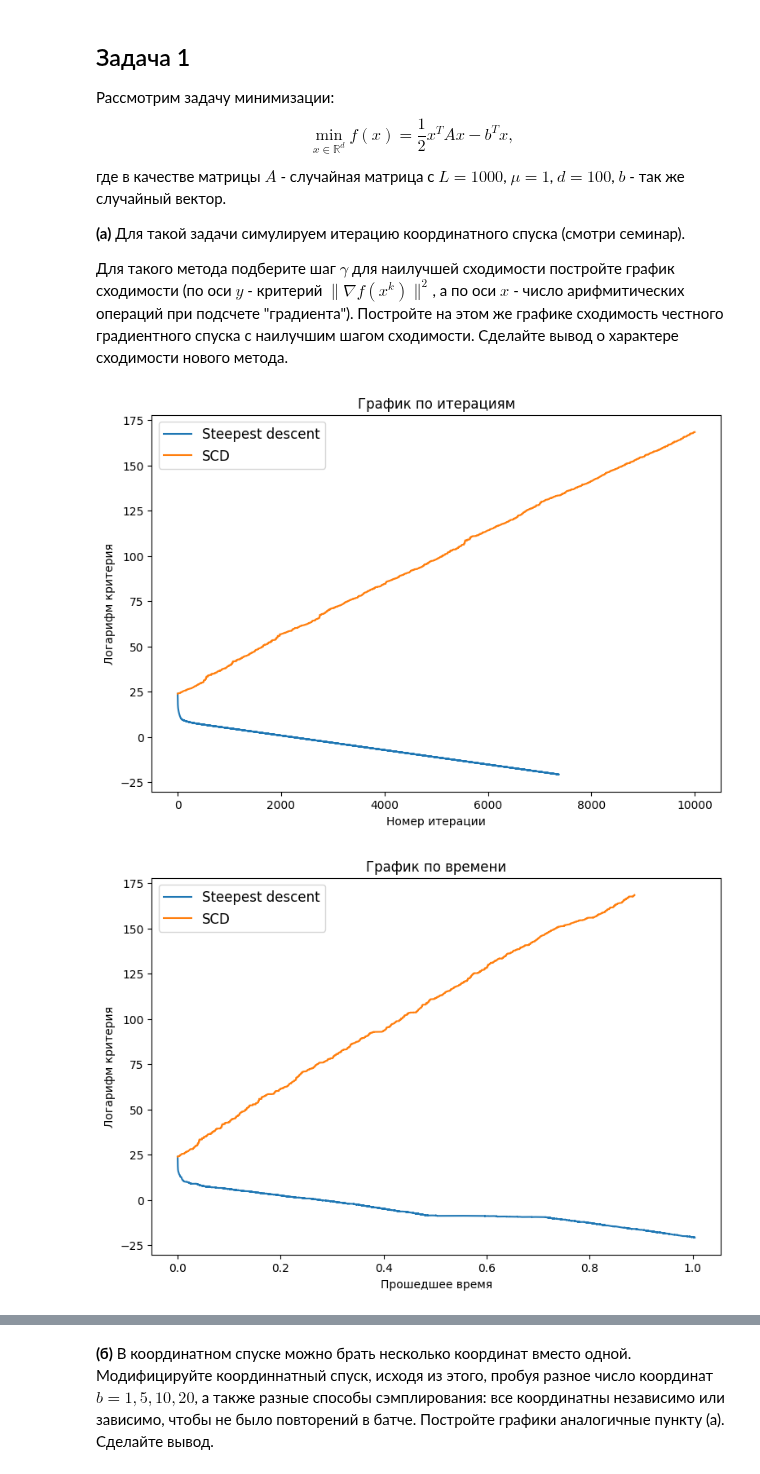
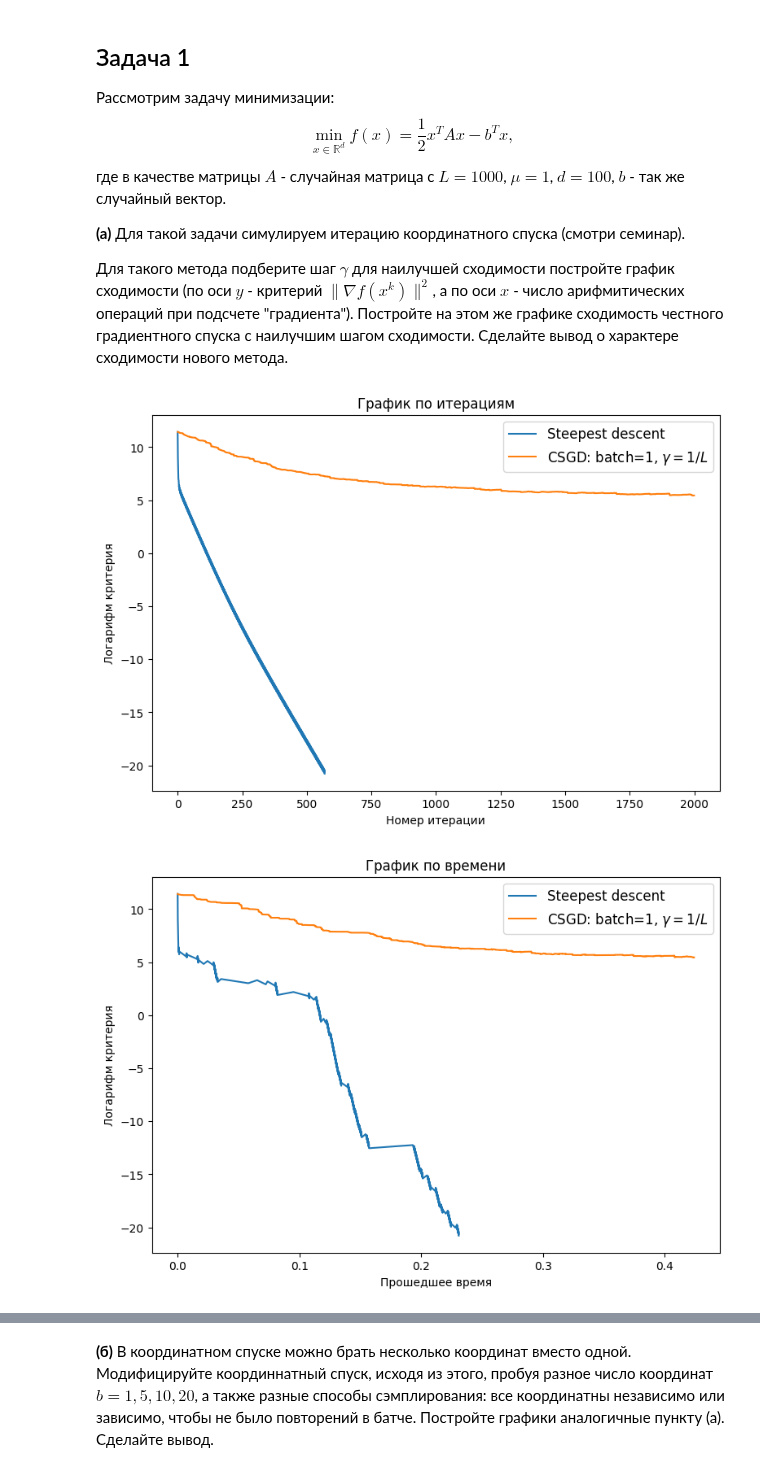
Before and after one commit to featztex/optimization, a Jupyter notebook: hw/Emelyanov_HW_6.ipynb, the cells around one changed output, grey strips where cells are left out. Cells and saved outputs as stored; diff of their text form; code cells hidden in the pictures.

```diff
--- a/hw/Emelyanov_HW_6.ipynb
+++ b/hw/Emelyanov_HW_6.ipynb
@@ -51,9 +51,9 @@ def generate(d = 3, m = 1, L = 5):
 # %%
 d = 100
 mu = 1
-L = 1000
+L = 100
 A, b = generate(d, mu, L)
-x0 = np.random.uniform(low=-L/20, high=L/20, size=(d,))
+x0 = np.random.uniform(low=-1, high=1, size=(d,))
 # %%
 def f(x):
     return 0.5 * x.T @ A @ x - b.T @ x
@@ -84,7 +84,7 @@ def risovach(times, errs, labels):
     plt.legend(fontsize=12)
     plt.show()
 # %%
-def gd_fast(x0, error=err_gradnorm, iters=1000, eps=1e-9):
+def gd_fast(x0, error=err_gradnorm, iters=2000, eps=1e-9):
     x = x0
     x_vals = [x]
     f_vals = [f(x)]
@@ -143,10 +111,36 @@ def csgd(x0, gamma, error=err_gradnorm, batch=1, iters=1000, eps=1e-9):
-# %%
-iters = 10000
-x_, f_, times_, errs_ = gd_fast(x0=x0, error=err_gradnorm, iters=iters)
-x1, f1, times1, errs1 = csgd(x0=x0, gamma=65/(L*d), error=err_gradnorm, batch=1, iters=iters)
-# %%
-risovach(times=[times_, times1], errs=[errs_, errs1], labels=[r'Steepest descent', r'SCD'])
-# %% [output]
-[figure, removed]
-[figure, removed]
+# %%
+def csgd(x0, gamma, batch=1, error=err_gradnorm, iters=2000, eps=1e-9):
+    x = x0
+    x_vals = [x]
+    f_vals = [f(x)]
+    times = [0.]
+    errs = [error(x)]
+
+    start = time.time()
+
+    for i in range(1, iters):
+
+        g = np.zeros((d,))
+        a = random.sample(range(d), batch)
+        for i in a:
+            g[i] = A[i] @ x - b[i]
+
+        x = x - gamma * g
+
+        x_vals.append(x)
+        f_vals.append(f(x))
+        times.append(time.time() - start)
+        errs.append(error(x))
+
+        if error(x) < eps:
+            break
+
+    return x_vals, f_vals, times, errs
+# %%
+x_, f_, times_, errs_ = gd_fast(x0=x0)
+x1, f1, times1, errs1 = csgd(x0=x0, gamma=1/L, batch=1)
+risovach(times=[times_, times1], errs=[errs_, errs1], labels=[r'Steepest descent', r'CSGD: batch=1, $\gamma = 1/L$'])
+# %% [output]
+[figure, added]
+[figure, added]
 # %% [markdown]
```
Also changed, not shown: parts of 22 cells of this notebook.
